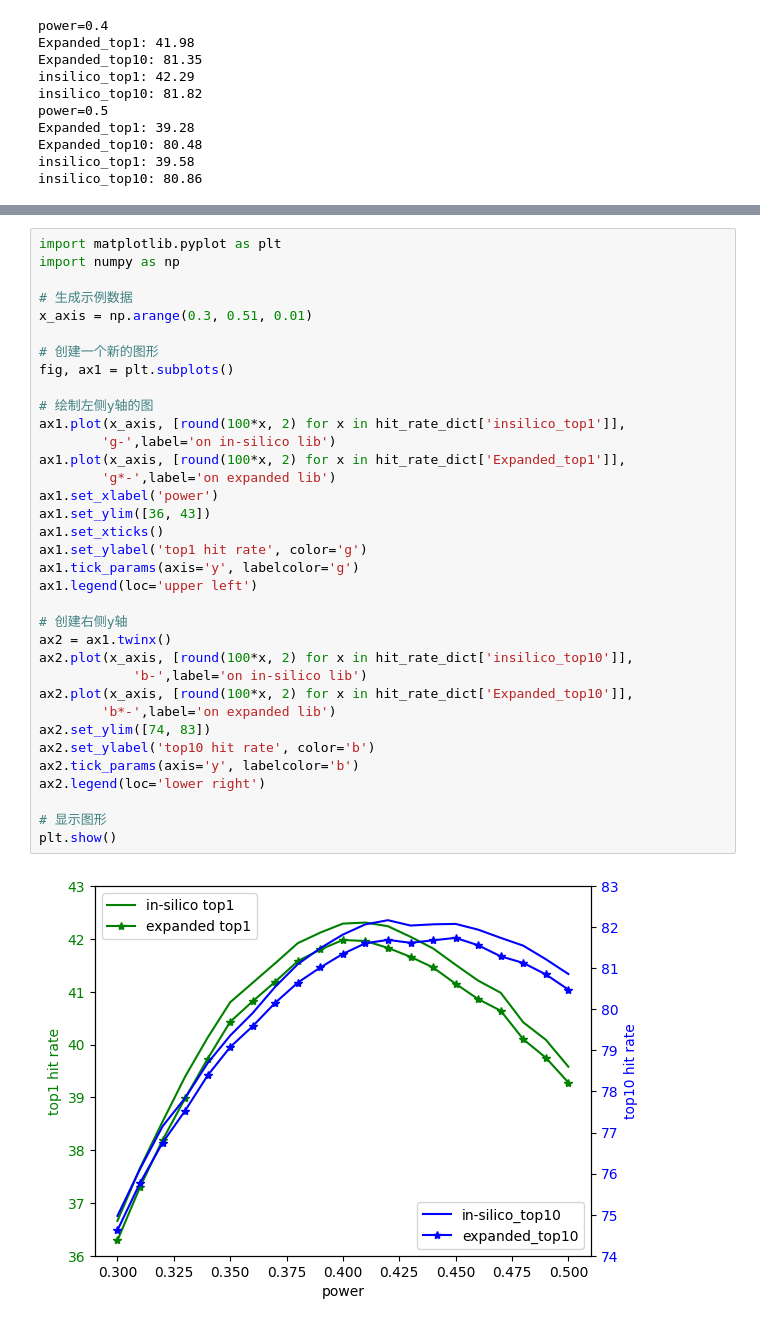
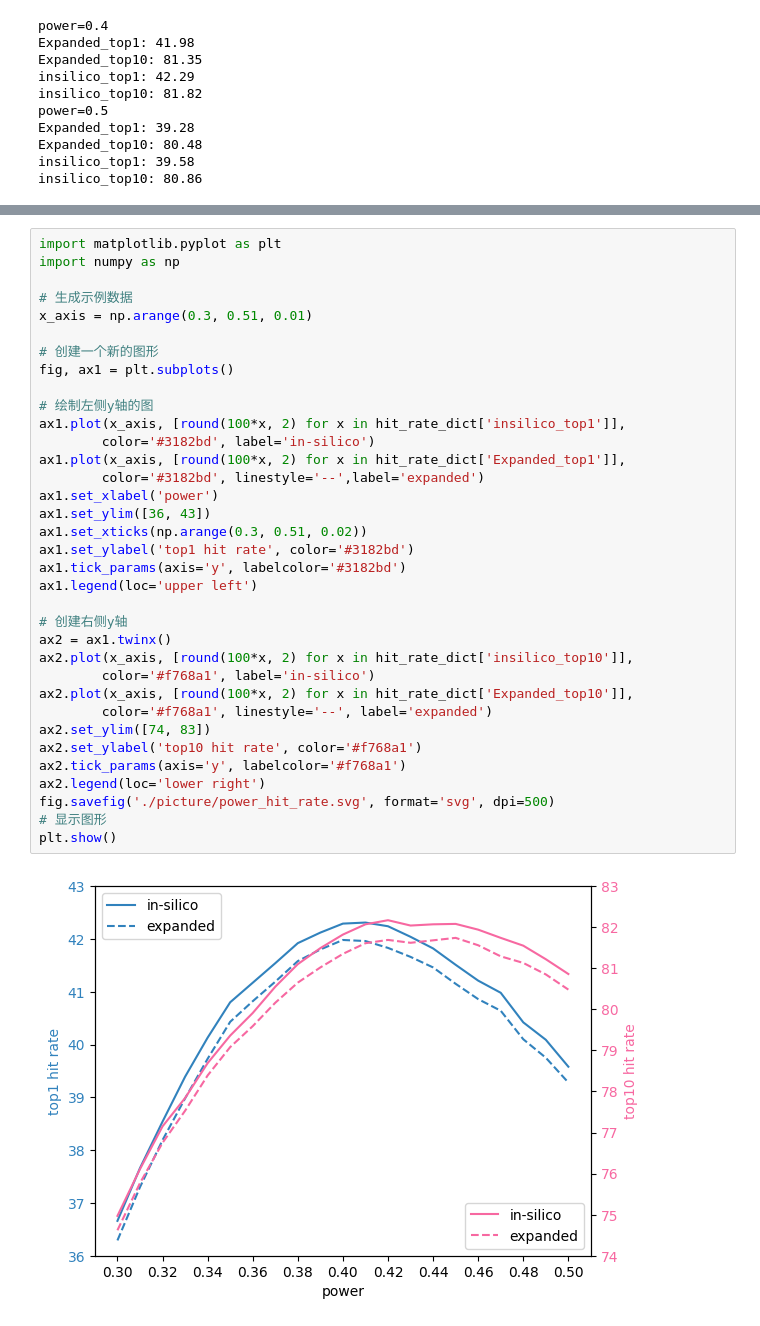
Before and after one commit to LiuBurger/EI-MS2VEC, a Jupyter notebook: picture/power_explore.ipynb, the cells around one changed output, grey strips where cells are left out. Saved outputs shown, nothing was run; the diff lists cells and outputs as text.

```diff
--- a/picture/power_explore.ipynb
+++ b/picture/power_explore.ipynb
@@ -199,37 +180,37 @@ fig.savefig('power_hit_rate_top1.svg', format='svg', dpi=500)
 # %%
 import matplotlib.pyplot as plt
 import numpy as np
 
 # 生成示例数据
 x_axis = np.arange(0.3, 0.51, 0.01)
 
 # 创建一个新的图形
 fig, ax1 = plt.subplots()
 
 # 绘制左侧y轴的图
 ax1.plot(x_axis, [round(100*x, 2) for x in hit_rate_dict['insilico_top1']],
-        'g-',label='on in-silico lib')
+        color='#3182bd', label='in-silico')
 ax1.plot(x_axis, [round(100*x, 2) for x in hit_rate_dict['Expanded_top1']],
-        'g*-',label='on expanded lib')
+        color='#3182bd', linestyle='--',label='expanded')
 ax1.set_xlabel('power')
 ax1.set_ylim([36, 43])
-ax1.set_xticks()
-ax1.set_ylabel('top1 hit rate', color='g')
-ax1.tick_params(axis='y', labelcolor='g')
+ax1.set_xticks(np.arange(0.3, 0.51, 0.02))
+ax1.set_ylabel('top1 hit rate', color='#3182bd')
+ax1.tick_params(axis='y', labelcolor='#3182bd')
 ax1.legend(loc='upper left')
 
 # 创建右侧y轴
 ax2 = ax1.twinx()
 ax2.plot(x_axis, [round(100*x, 2) for x in hit_rate_dict['insilico_top10']],
-            'b-',label='on in-silico lib')
+        color='#f768a1', label='in-silico')
 ax2.plot(x_axis, [round(100*x, 2) for x in hit_rate_dict['Expanded_top10']],
-        'b*-',label='on expanded lib')
+        color='#f768a1', linestyle='--', label='expanded')
 ax2.set_ylim([74, 83])
-ax2.set_ylabel('top10 hit rate', color='b')
-ax2.tick_params(axis='y', labelcolor='b')
+ax2.set_ylabel('top10 hit rate', color='#f768a1')
+ax2.tick_params(axis='y', labelcolor='#f768a1')
 ax2.legend(loc='lower right')
-
+fig.savefig('./picture/power_hit_rate.svg', format='svg', dpi=500)
 # 显示图形
 plt.show()
 # %% [output]
-[figure, old version]
+[figure, new version]
```
Also changed, not shown: parts of 1 cell of this notebook, 8 other files.
